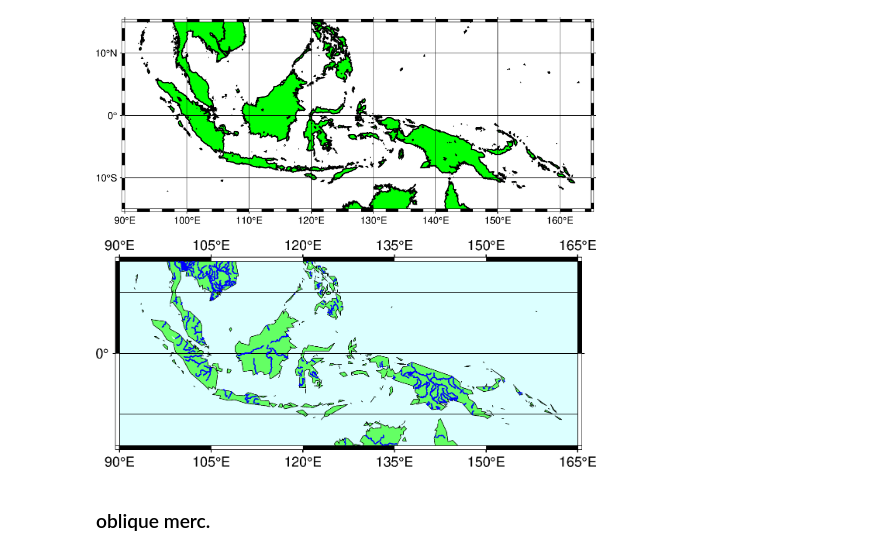
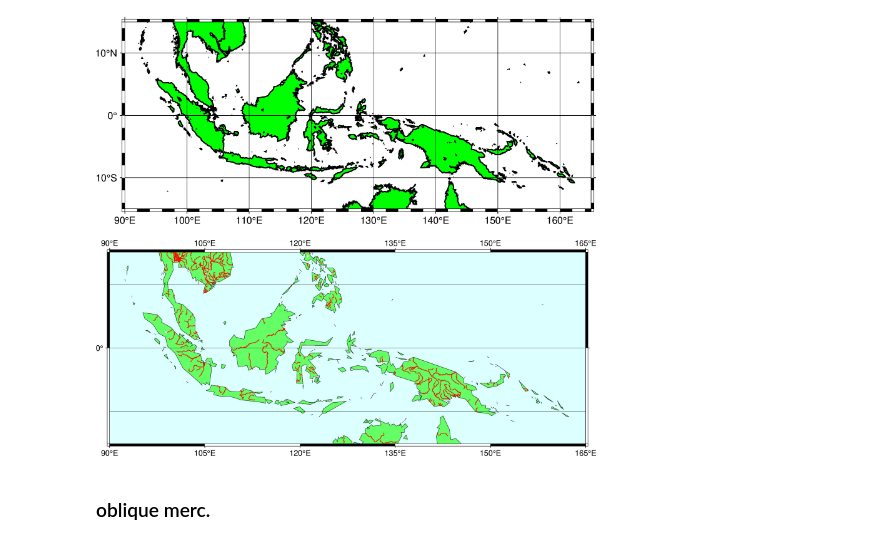
Before and after one commit to avnewman/pyGMT-Tutorial, a Jupyter notebook: Mapping_projections.ipynb, the cells around one changed output. Cells and saved outputs as stored; diff of their text form; code cells hidden in the pictures.

```diff
--- a/Mapping_projections.ipynb
+++ b/Mapping_projections.ipynb
@@ -36,31 +36,31 @@ fig2.show()
 # %%
 # boring but specific frame
 fig3=pygmt.Figure()
 fig3.coast(region=[90,165,-15,15],
            frame=['WSeN','xa15', 'ya20g10'],
            land='100/255/100', water='220/255/255', shorelines='1/0.2p',   # r/g/b   national/pen-width
            resolution='c',  # resolution detail
             #  [f]ull/[h]igh/[i]ntermediate/[l]ow/[c]rude
-           projection='M0/0/10c') # We are now defining a particular projection
+           projection='M0/0/20c') # We are now defining a particular projection
             # Cap 'M' is Mercator with scale defined by total width of plot
             # small 'm' would be defined per degree
             # 0/0 defined the lon0/lat0 defined projection center postion
             # /10c defines the plot to be 10c in width
             #   !! this is not the plotting with in jupyter, but the 'postscript width'
             #      that would be used for plotting larger numbers
             #      will appear to make the default text smaller
             #      but will not change the figure size as shown here.
             #      (More on this later)
 
 # add rivers (adding a layer atop plot--more later)
 fig3.coast(#region/frame already defined and plotted
-           rivers='a/0.5p,blue',
+           rivers='a/0.5p,#ff0000',
            resolution='f',  # full resolution rivers
            )
 
 fig3.show()
 # %% [output]
-[figure, old version]
+[figure, new version]
 # %% [markdown]
 ### oblique merc.
 # %%
```
Also changed, not shown: parts of 1 cell of this notebook, 1 other file.
